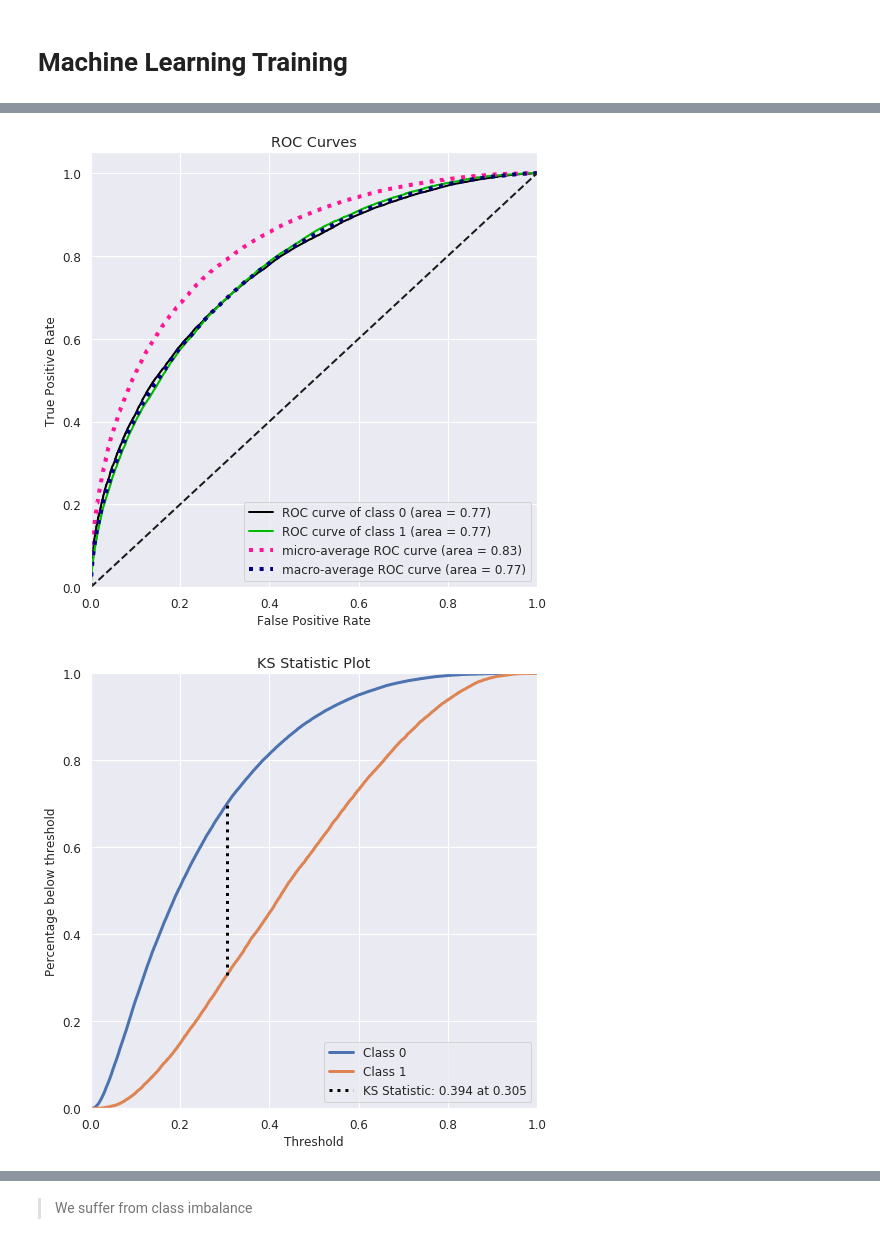
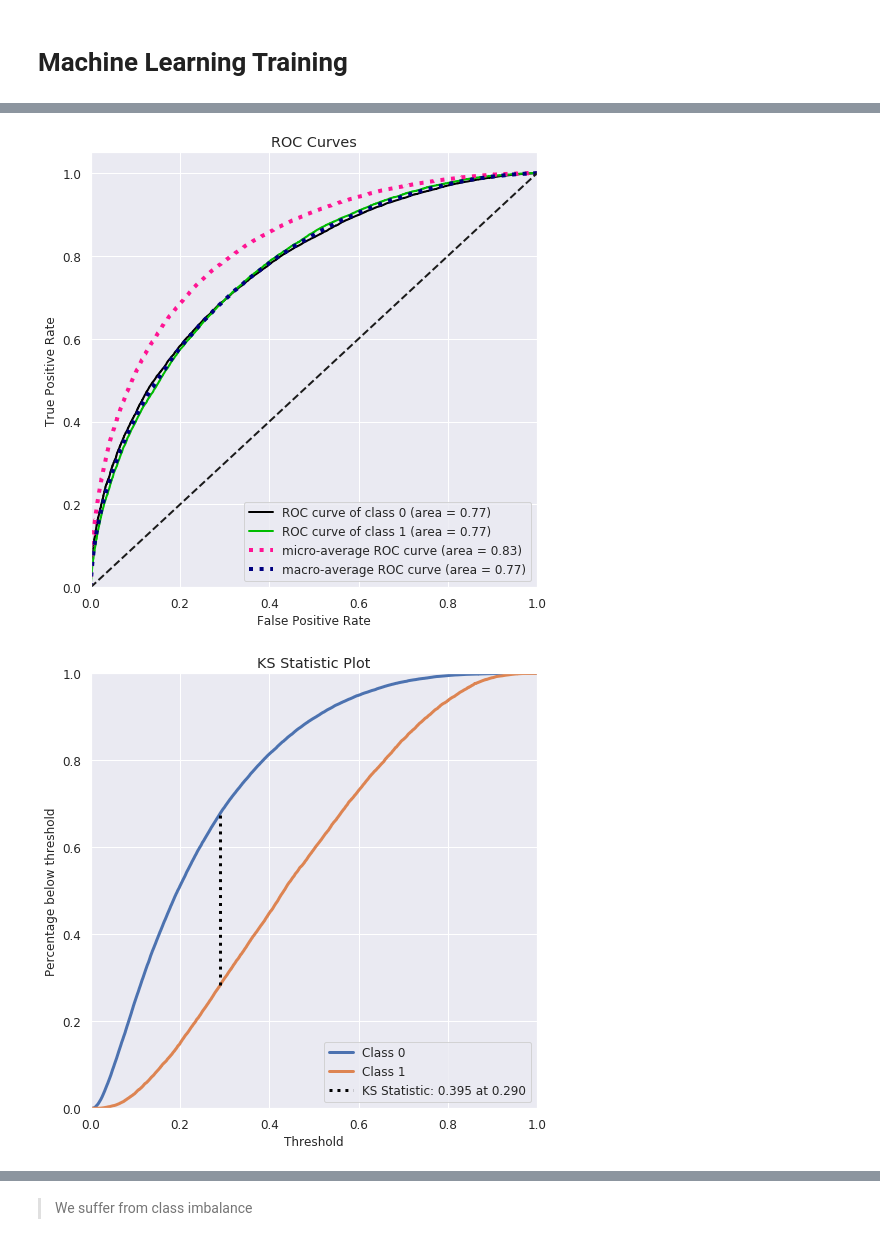
Before and after one commit to praxitelisk/CATegorical-Feature-Encoding-Challenge, a Jupyter notebook: categorical-feature-encoding-challenge-eda-ml.ipynb, the cells around one changed output, grey strips where cells are left out. Drawn from its saved outputs; the diff is of its cells as text; code cells hidden in the pictures.

```diff
--- a/categorical-feature-encoding-challenge-eda-ml.ipynb
+++ b/categorical-feature-encoding-challenge-eda-ml.ipynb
@@ -284,7 +284,7 @@ for train_index, valid_index in folds.split(xtrain, ytrain):
     num_fold = num_fold + 1
     print()
 
-    clf_stra_xgb = xgb.XGBClassifier(n_estimators = 3000,
+    clf_stra_xgb = xgb.XGBClassifier(n_estimators = 4000,
                                      objective= 'binary:logistic',
                                      nthread=-1,
                                      seed=42)
@@ -364,6 +364,6 @@ elapsed time in seconds:  2578.7634410858154
 [figure]
 [figure]
-[figure, old version]
+[figure, new version]
 [figure]
 [figure]
 [figure]
```
Also changed, not shown: parts of 8 cells of this notebook.
